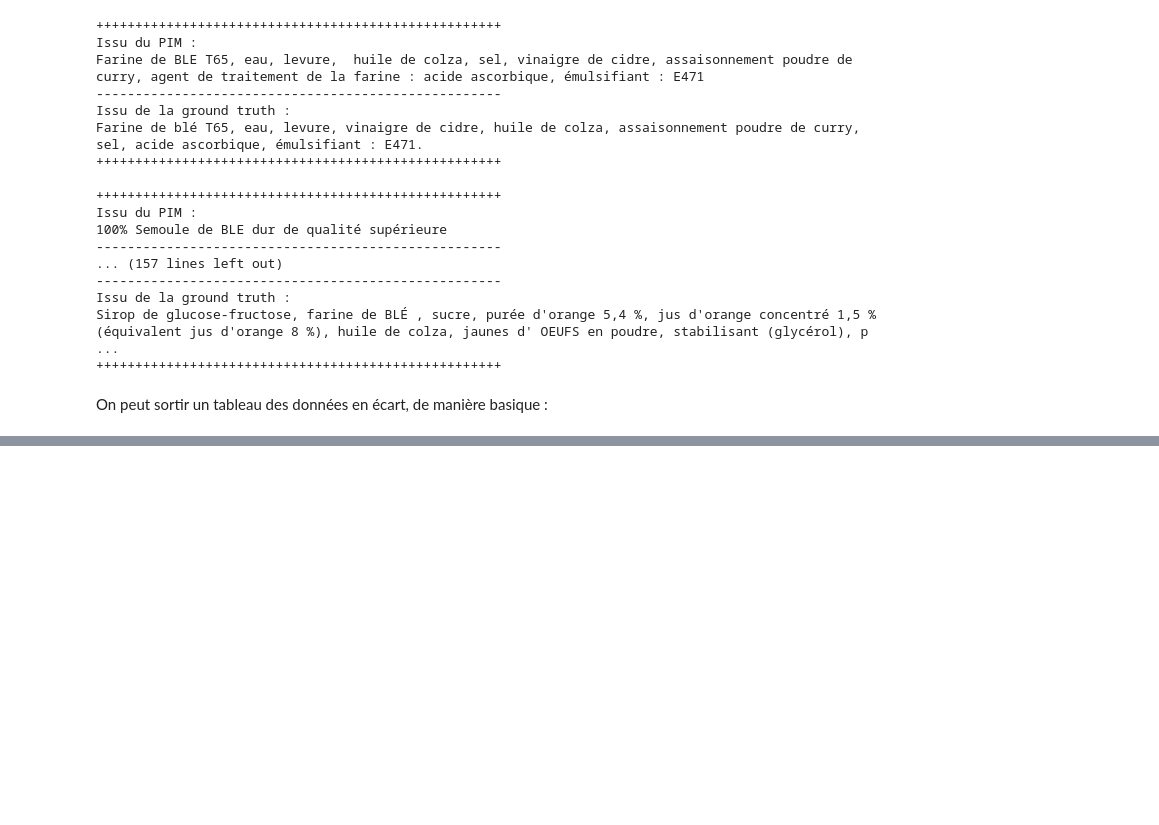
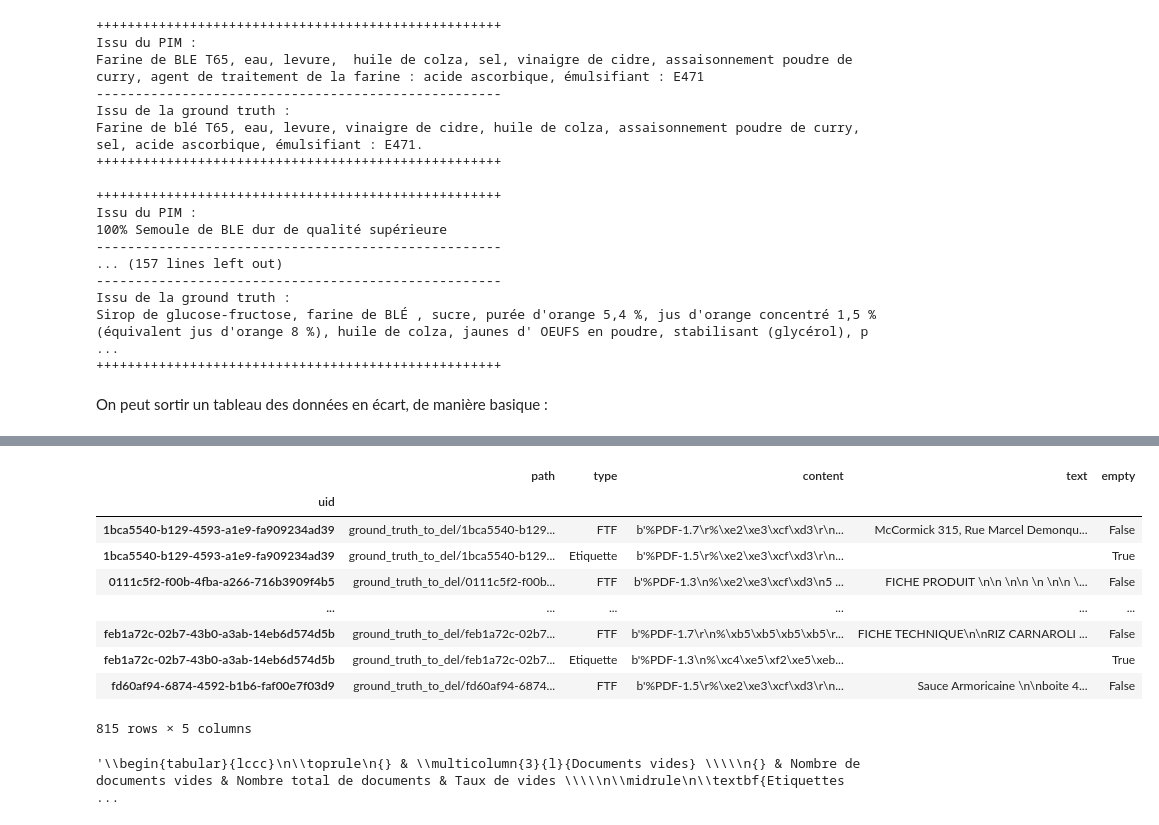
Before and after one commit to UltraDiuve/PIM-Recognizer, a Jupyter notebook: report/notebooks/ground_truth_constitution.ipynb, the cells around one changed output, grey strips where cells are left out. Cells and saved outputs as stored; diff of their text form; code cells hidden in the pictures; blank space fills up the shorter version.

```diff
--- a/report/notebooks/ground_truth_constitution.ipynb
+++ b/report/notebooks/ground_truth_constitution.ipynb
@@ -333,0 +340,3 @@ with open(Path('..') / 'tbls' / 'ingredient_comparison.tex', 'w') as file:
+# %%
+p = Path('.') / 'ground_truth_to_del'
+list(p.glob('**/*.pdf'))
@@ -333,0 +361,6 @@ with open(Path('..') / 'tbls' / 'ingredient_comparison.tex', 'w') as file:
+# %%
+files_df = pd.DataFrame(list(p.glob('**/*.pdf')), columns=['path'])
+files_df['type'] = files_df['path'].apply(lambda x: x.name).apply(lambda x: x.split('.')[0])
+files_df['uid'] = files_df['path'].apply(lambda x: x.parent.name)
+files_df.set_index('uid', inplace=True)
+files_df
@@ -333,0 +380,4 @@ with open(Path('..') / 'tbls' / 'ingredient_comparison.tex', 'w') as file:
+# %%
+transformer = make_pipeline(ContentGetter(), PDFContentParser())
+files_df = transformer.fit_transform(files_df)
+files_df
@@ -333,0 +396,41 @@ with open(Path('..') / 'tbls' / 'ingredient_comparison.tex', 'w') as file:
+# %%
+files_df['empty'] = (files_df['text'].apply(lambda x: x.strip()) == '')
+files_df
+# %% [output]
+|  | path | type | content | text | empty |
+| uid |  |  |  |  |  |
+| 1bca5540-b129-4593-a1e9-fa909234ad39 | ground_truth_to_del/1bca5540-b129... | FTF | b'%PDF-1.7\r%\xe2\xe3\xcf\xd3\r\n... | McCormick 315, Rue Marcel Demonqu... | False |
+| 1bca5540-b129-4593-a1e9-fa909234ad39 | ground_truth_to_del/1bca5540-b129... | Etiquette | b'%PDF-1.5\r%\xe2\xe3\xcf\xd3\r\n... |  | True |
+| 0111c5f2-f00b-4fba-a266-716b3909f4b5 | ground_truth_to_del/0111c5f2-f00b... | FTF | b'%PDF-1.3\n%\xe2\xe3\xcf\xd3\n5 ... | FICHE PRODUIT \n\n \n\n \n \n\n \... | False |
+| ... | ... | ... | ... | ... | ... |
+| feb1a72c-02b7-43b0-a3ab-14eb6d574d5b | ground_truth_to_del/feb1a72c-02b7... | FTF | b'%PDF-1.7\r\n%\xb5\xb5\xb5\xb5\r... | FICHE TECHNIQUE\n\nRIZ CARNAROLI ... | False |
+| feb1a72c-02b7-43b0-a3ab-14eb6d574d5b | ground_truth_to_del/feb1a72c-02b7... | Etiquette | b'%PDF-1.3\n%\xc4\xe5\xf2\xe5\xeb... |  | True |
+| fd60af94-6874-4592-b1b6-faf00e7f03d9 | ground_truth_to_del/fd60af94-6874... | FTF | b'%PDF-1.5\r%\xe2\xe3\xcf\xd3\r\n... | Sauce Armoricaine \n\nboite 4... | False |
+815 rows × 5 columns
+# %%
+(files_df.pivot_table(values='empty',
+                     index='type',
+                     aggfunc=['sum', 'count', 'mean'],
+                    )
+         .swaplevel(axis=1)
+         .rename({'empty': 'Documents vides',
+                   'sum': 'Nombre de documents vides',
+                   'count': 'Nombre total de documents',
+                   'mean': 'Taux de vides',
+                  }, axis=1)
+          .rename({'Etiquette': 'Etiquettes',
+                   'FTF': 'Fiches techniques',
+                  })
+
+          .to_latex(Path('..') / 'tbls' / 'attached_files_counts.tex',
+                    column_format='lccc',
+                    bold_rows=True,
+                    index_names=False,
+                    formatters=[lambda x: str(int(x)),
+                                lambda x: str(int(x)),
+                                lambda x: f'{int(x * 100):d}%',
+                               ]
+                   )
+)
+# %% [output]
+'\\begin{tabular}{lccc}\n\\toprule\n{} & \\multicolumn{3}{l}{Documents vides} \\\\\n{} & Nombre de documents vides & Nombre total de documents & Taux de vides \\\\\n\\midrule\n\\textbf{Etiquettes      ...
```
Also changed, not shown: parts of 7 cells of this notebook, 2 other files.
